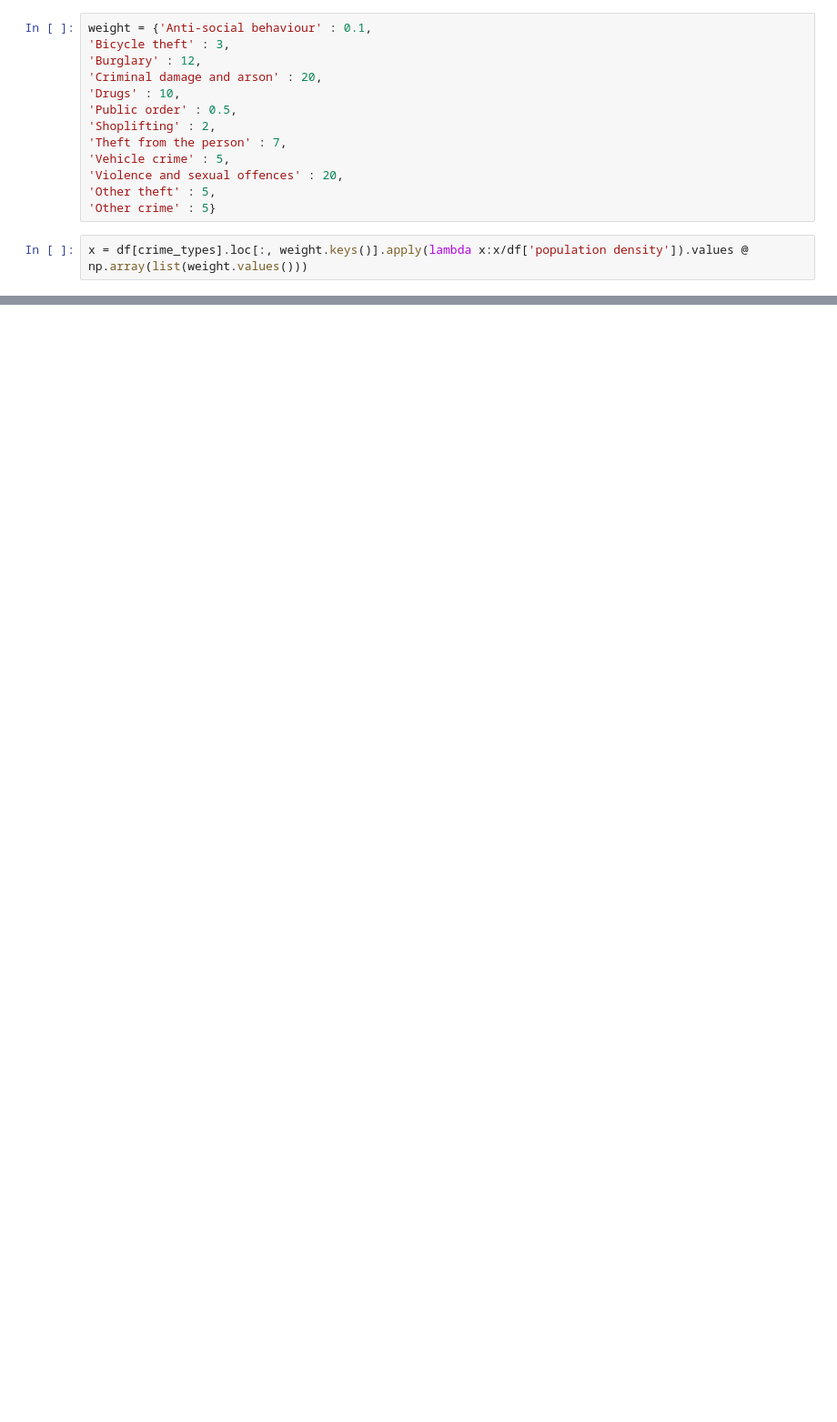
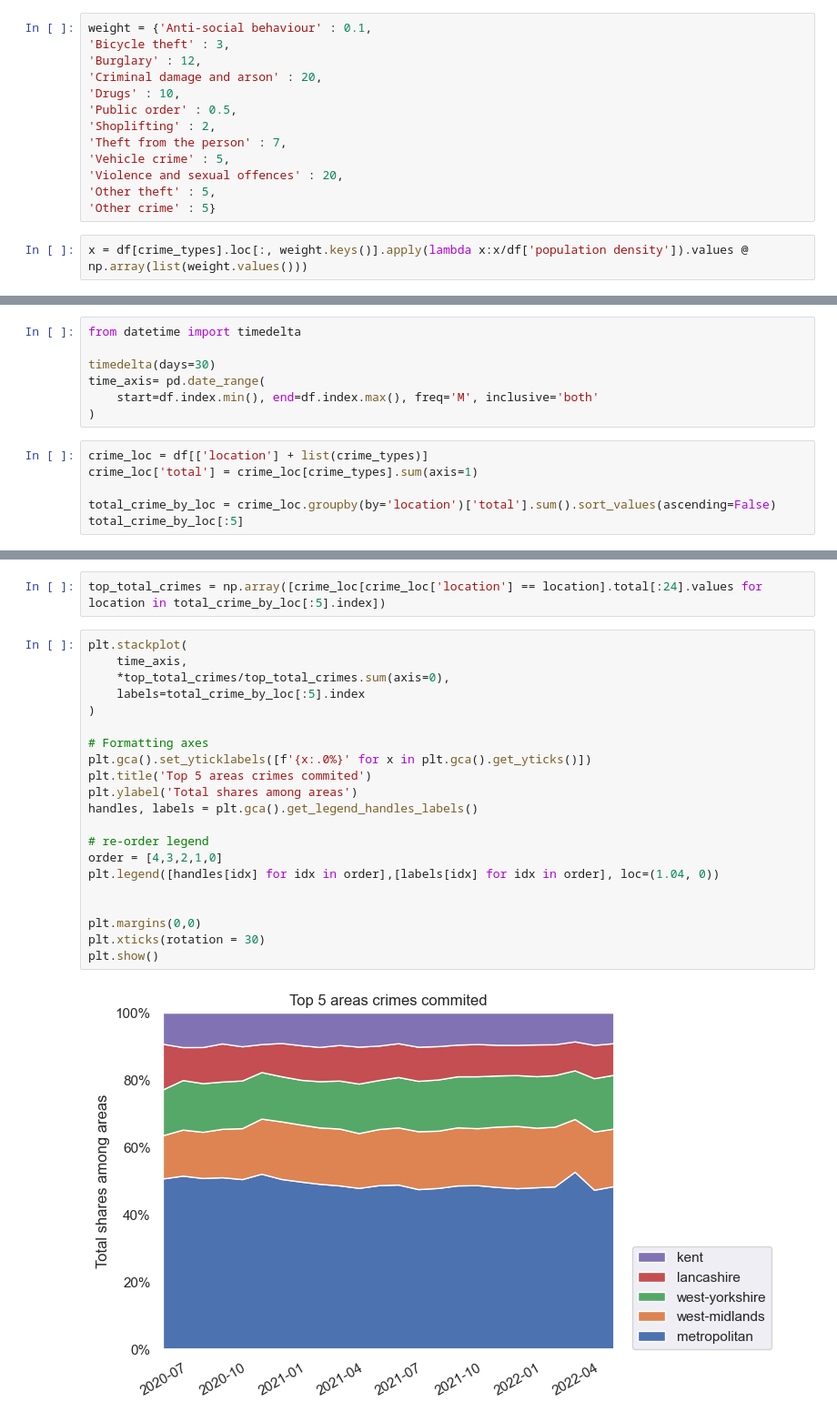
Before and after one commit to samsatp/crime-prediction-UK, a Jupyter notebook: EDA/EDA.ipynb, the cells around one changed output, grey strips where cells are left out. Shown at 91% size. Drawn from its saved outputs; the diff is of its cells as text; blank space fills up the shorter version.

```diff
--- a/EDA/EDA.ipynb
+++ b/EDA/EDA.ipynb
@@ -263,0 +217,13 @@ df.head()
+# %%
+from datetime import timedelta
+
+timedelta(days=30)
+time_axis= pd.date_range(
+    start=df.index.min(), end=df.index.max(), freq='M', inclusive='both'
+)
+# %%
+crime_loc = df[['location'] + list(crime_types)]
+crime_loc['total'] = crime_loc[crime_types].sum(axis=1)
+
+total_crime_by_loc = crime_loc.groupby(by='location')['total'].sum().sort_values(ascending=False)
+total_crime_by_loc[:5]
@@ -263,0 +240,25 @@ df.head()
+# %%
+top_total_crimes = np.array([crime_loc[crime_loc['location'] == location].total[:24].values for location in total_crime_by_loc[:5].index])
+# %%
+plt.stackplot(
+    time_axis,
+    *top_total_crimes/top_total_crimes.sum(axis=0),
+    labels=total_crime_by_loc[:5].index
+)
+
+# Formatting axes
+plt.gca().set_yticklabels([f'{x:.0%}' for x in plt.gca().get_yticks()])
+plt.title('Top 5 areas crimes commited')
+plt.ylabel('Total shares among areas')
+handles, labels = plt.gca().get_legend_handles_labels()
+
+# re-order legend
+order = [4,3,2,1,0]
+plt.legend([handles[idx] for idx in order],[labels[idx] for idx in order], loc=(1.04, 0))
+
+
+plt.margins(0,0)
+plt.xticks(rotation = 30)
+plt.show()
+# %% [output]
+[figure, added]
```
Also changed, not shown: parts of 18 cells of this notebook, 1 other file.
